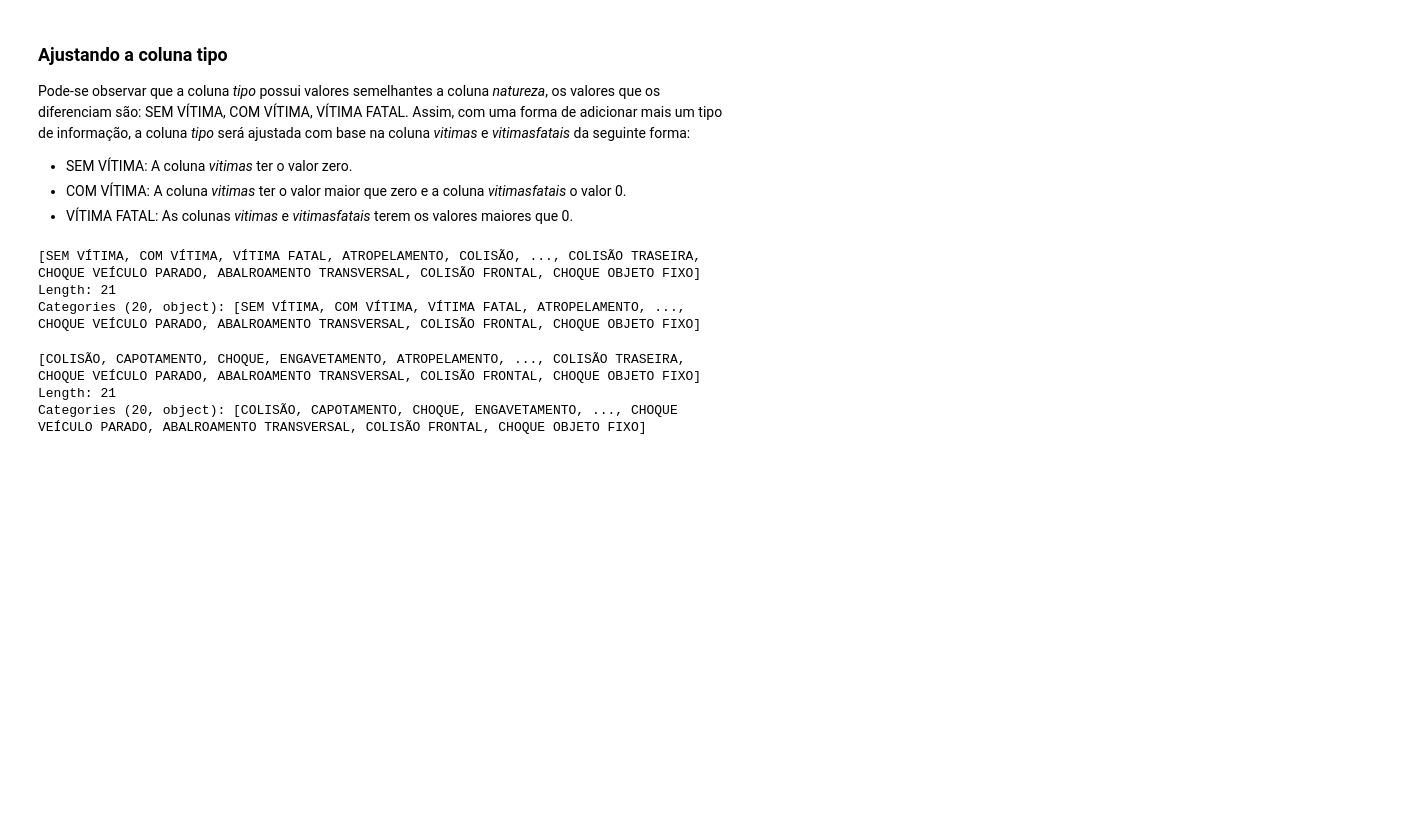
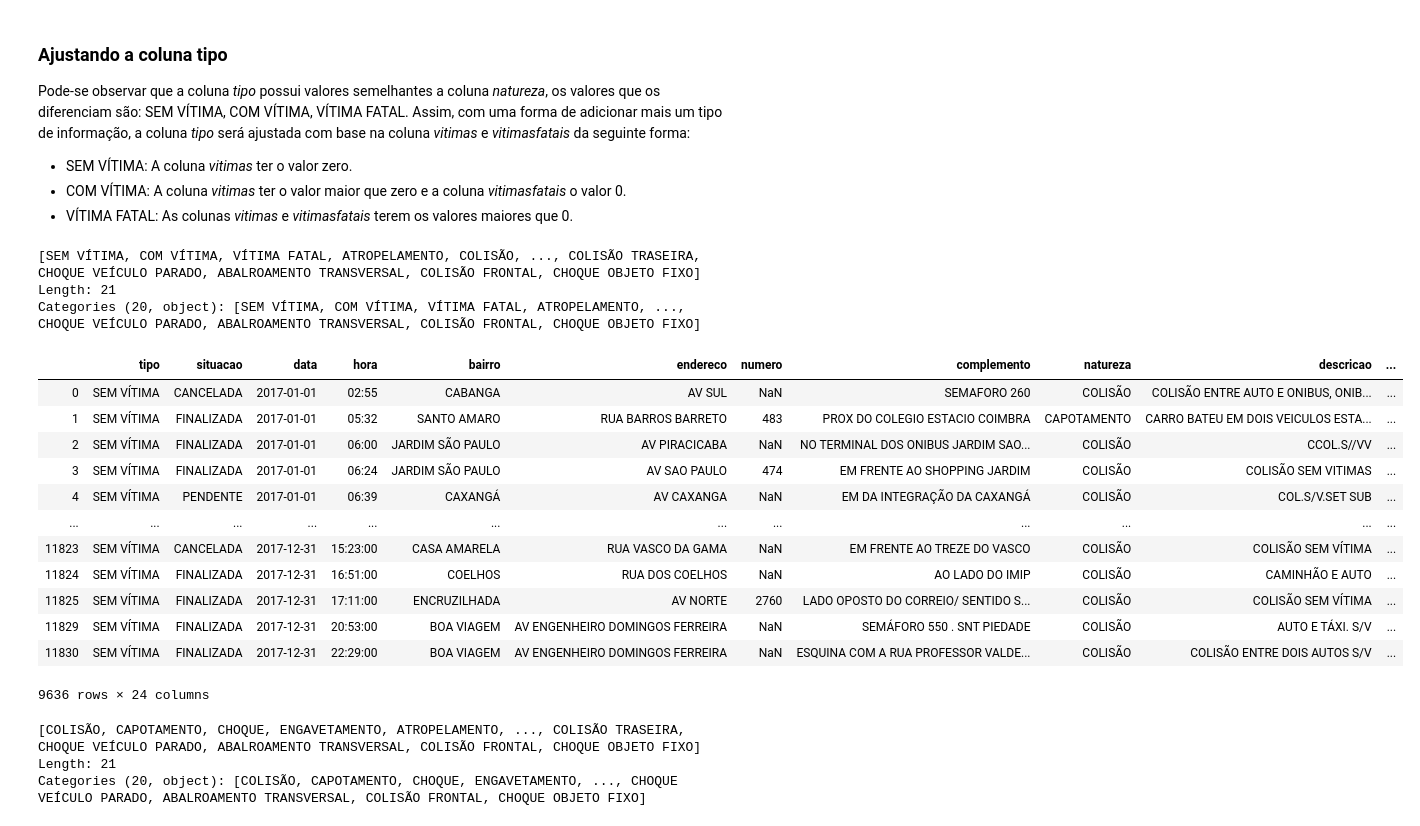
Before and after one commit to FernandoBLima/data-analysis-course, a Jupyter notebook: Introduction Data Analysis/project_01.ipynb, the cells around one changed output. Drawn from its saved outputs; the diff is of its cells as text; code cells hidden in the pictures; blank space fills up the shorter version.

```diff
--- a/Introduction Data Analysis/project_01.ipynb
+++ b/Introduction Data Analysis/project_01.ipynb
@@ -451,6 +451,22 @@ print(dataset['tipo'].unique())
 [SEM VÍTIMA, COM VÍTIMA, VÍTIMA FATAL, ATROPELAMENTO, COLISÃO, ..., COLISÃO TRASEIRA, CHOQUE VEÍCULO PARADO, ABALROAMENTO TRANSVERSAL, COLISÃO FRONTAL, CHOQUE OBJETO FIXO]
 Length: 21
 Categories (20, object): [SEM VÍTIMA, COM VÍTIMA, VÍTIMA FATAL, ATROPELAMENTO, ..., CHOQUE VEÍCULO PARADO, ABALROAMENTO TRANSVERSAL, COLISÃO FRONTAL, CHOQUE OBJETO FIXO]
+# %%
+dataset[dataset['tipo'] == 'SEM VÍTIMA']
+# %% [output]
+|  | tipo | situacao | data | hora | bairro | endereco | numero | complemento | natureza | descricao | ... |
+| 0 | SEM VÍTIMA | CANCELADA | 2017-01-01 | 02:55 | CABANGA | AV SUL | NaN | SEMAFORO 260 | COLISÃO | COLISÃO ENTRE AUTO E ONIBUS, ONIB... | ... |
+| 1 | SEM VÍTIMA | FINALIZADA | 2017-01-01 | 05:32 | SANTO AMARO | RUA BARROS BARRETO | 483 | PROX DO COLEGIO ESTACIO COIMBRA | CAPOTAMENTO | CARRO BATEU EM DOIS VEICULOS ESTA... | ... |
+| 2 | SEM VÍTIMA | FINALIZADA | 2017-01-01 | 06:00 | JARDIM SÃO PAULO | AV PIRACICABA | NaN | NO TERMINAL DOS ONIBUS JARDIM SAO... | COLISÃO | CCOL.S//VV | ... |
+| 3 | SEM VÍTIMA | FINALIZADA | 2017-01-01 | 06:24 | JARDIM SÃO PAULO | AV SAO PAULO | 474 | EM FRENTE AO SHOPPING JARDIM | COLISÃO | COLISÃO SEM VITIMAS | ... |
+| 4 | SEM VÍTIMA | PENDENTE | 2017-01-01 | 06:39 | CAXANGÁ | AV CAXANGA | NaN | EM DA INTEGRAÇÃO DA CAXANGÁ | COLISÃO | COL.S/V.SET SUB | ... |
+| ... | ... | ... | ... | ... | ... | ... | ... | ... | ... | ... | ... |
+| 11823 | SEM VÍTIMA | CANCELADA | 2017-12-31 | 15:23:00 | CASA AMARELA | RUA VASCO DA GAMA | NaN | EM FRENTE AO TREZE DO VASCO | COLISÃO | COLISÃO SEM VÍTIMA | ... |
+| 11824 | SEM VÍTIMA | FINALIZADA | 2017-12-31 | 16:51:00 | COELHOS | RUA DOS COELHOS | NaN | AO LADO DO IMIP | COLISÃO | CAMINHÃO E AUTO | ... |
+| 11825 | SEM VÍTIMA | FINALIZADA | 2017-12-31 | 17:11:00 | ENCRUZILHADA | AV NORTE | 2760 | LADO OPOSTO DO CORREIO/ SENTIDO S... | COLISÃO | COLISÃO SEM VÍTIMA | ... |
+| 11829 | SEM VÍTIMA | FINALIZADA | 2017-12-31 | 20:53:00 | BOA VIAGEM | AV ENGENHEIRO DOMINGOS FERREIRA | NaN | SEMÁFORO 550 . SNT PIEDADE | COLISÃO | AUTO E TÁXI. S/V | ... |
+| 11830 | SEM VÍTIMA | FINALIZADA | 2017-12-31 | 22:29:00 | BOA VIAGEM | AV ENGENHEIRO DOMINGOS FERREIRA | NaN | ESQUINA COM A RUA PROFESSOR VALDE... | COLISÃO | COLISÃO ENTRE DOIS AUTOS S/V | ... |
+9636 rows × 24 columns
 # %%
 print(dataset['natureza'].unique())
 # %% [output]
```
Also changed, not shown: 1 other file.
